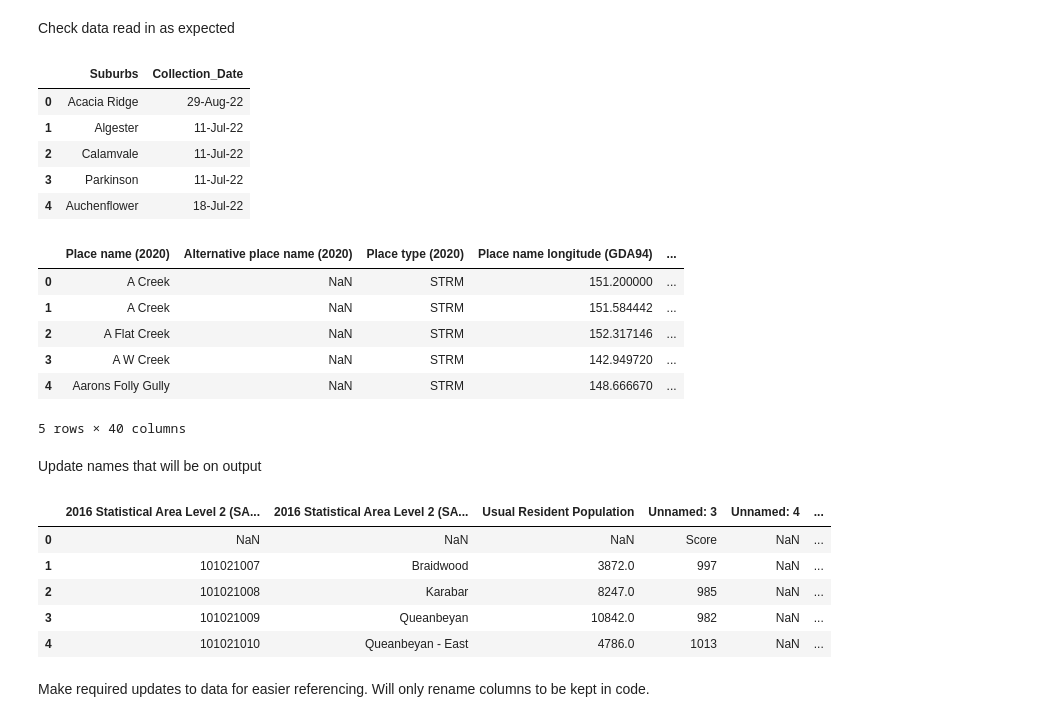
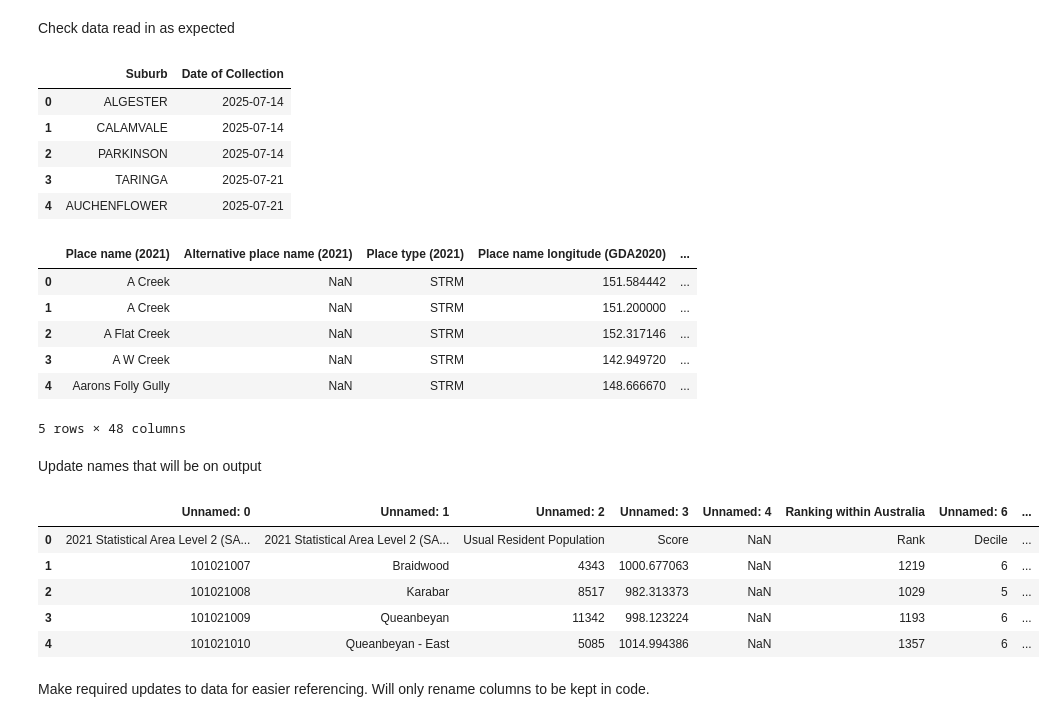
Before and after one commit to aa-schmidt/kerbside, a Jupyter notebook: notebook/Kerbside and SEIFA.ipynb, the cells around one changed output. Saved outputs shown, nothing was run; the diff lists cells and outputs as text; code cells hidden in the pictures.

```diff
--- a/notebook/Kerbside and SEIFA.ipynb
+++ b/notebook/Kerbside and SEIFA.ipynb
@@ -12,28 +12,28 @@ Read in data from [Brisbane City Council](https://www.brisbane.qld.gov.au/clean-
 # %%
-kerbside = pd.read_csv("../data/kerbside collection 2022-23.csv", usecols=["Suburbs", "Collection_Date"])
-place_concord = pd.read_excel("../data/Place Names Concordance 2020.xlsx", sheet_name = "2020")
-seifa_16 = pd.read_excel("../data/2033055001 - sa2 indexes.xls", sheet_name = "Table 3", skiprows = 4)
+kerbside = pd.read_csv("../data/kerbside-large-item-collection-schedule 2025-26.csv", usecols=["Suburb", "Date of Collection"])
+place_concord = pd.read_excel("../data/place-names-concordance-2022-edn.xlsx", sheet_name = "Place Names Concordance 2022")
+seifa_21 = pd.read_excel("../data/Statistical Area Level 2, Indexes, SEIFA 2021.xlsx", sheet_name = "Table 3", skiprows = 4)
 # %% [markdown]
 Check data read in as expected
 # %%
 kerbside.head()
 # %% [output]
-|  | Suburbs | Collection_Date |
-| 0 | Acacia Ridge | 29-Aug-22 |
-| 1 | Algester | 11-Jul-22 |
-| 2 | Calamvale | 11-Jul-22 |
-| 3 | Parkinson | 11-Jul-22 |
-| 4 | Auchenflower | 18-Jul-22 |
+|  | Suburb | Date of Collection |
+| 0 | ALGESTER | 2025-07-14 |
+| 1 | CALAMVALE | 2025-07-14 |
+| 2 | PARKINSON | 2025-07-14 |
+| 3 | TARINGA | 2025-07-21 |
+| 4 | AUCHENFLOWER | 2025-07-21 |
 # %%
 place_concord.head()
 # %% [output]
-|  | Place name (2020) | Alternative place name (2020) | Place type (2020) | Place name longitude (GDA94) | ... |
-| 0 | A Creek | NaN | STRM | 151.200000 | ... |
-| 1 | A Creek | NaN | STRM | 151.584442 | ... |
+|  | Place name (2021) | Alternative place name (2021) | Place type (2021) | Place name longitude (GDA2020) | ... |
+| 0 | A Creek | NaN | STRM | 151.584442 | ... |
+| 1 | A Creek | NaN | STRM | 151.200000 | ... |
 | 2 | A Flat Creek | NaN | STRM | 152.317146 | ... |
 | 3 | A W Creek | NaN | STRM | 142.949720 | ... |
 | 4 | Aarons Folly Gully | NaN | STRM | 148.666670 | ... |
-5 rows × 40 columns
+5 rows × 48 columns
 # %% [markdown]
 Update names that will be on output
 # %%
@@ -43,11 +47,11 @@ place_concord.rename(columns={"Place name (2020)": "Suburbs"
 # %%
-seifa_16.head()
+seifa_21.head()
 # %% [output]
-|  | 2016 Statistical Area Level 2 (SA... | 2016 Statistical Area Level 2 (SA... | Usual Resident Population | Unnamed: 3 | Unnamed: 4 | ... |
-| 0 | NaN | NaN | NaN | Score | NaN | ... |
-| 1 | 101021007 | Braidwood | 3872.0 | 997 | NaN | ... |
-| 2 | 101021008 | Karabar | 8247.0 | 985 | NaN | ... |
-| 3 | 101021009 | Queanbeyan | 10842.0 | 982 | NaN | ... |
-| 4 | 101021010 | Queanbeyan - East | 4786.0 | 1013 | NaN | ... |
+|  | Unnamed: 0 | Unnamed: 1 | Unnamed: 2 | Unnamed: 3 | Unnamed: 4 | Ranking within Australia | Unnamed: 6 | ... |
+| 0 | 2021 Statistical Area Level 2 (SA... | 2021 Statistical Area Level 2 (SA... | Usual Resident Population | Score | NaN | Rank | Decile | ... |
+| 1 | 101021007 | Braidwood | 4343 | 1000.677063 | NaN | 1219 | 6 | ... |
+| 2 | 101021008 | Karabar | 8517 | 982.313373 | NaN | 1029 | 5 | ... |
+| 3 | 101021009 | Queanbeyan | 11342 | 998.123224 | NaN | 1193 | 6 | ... |
+| 4 | 101021010 | Queanbeyan - East | 5085 | 1014.994386 | NaN | 1357 | 6 | ... |
 # %% [markdown]
 Make required updates to data for easier referencing. Will only rename columns to be kept in code.
```
Also changed, not shown: parts of 28 cells of this notebook.
